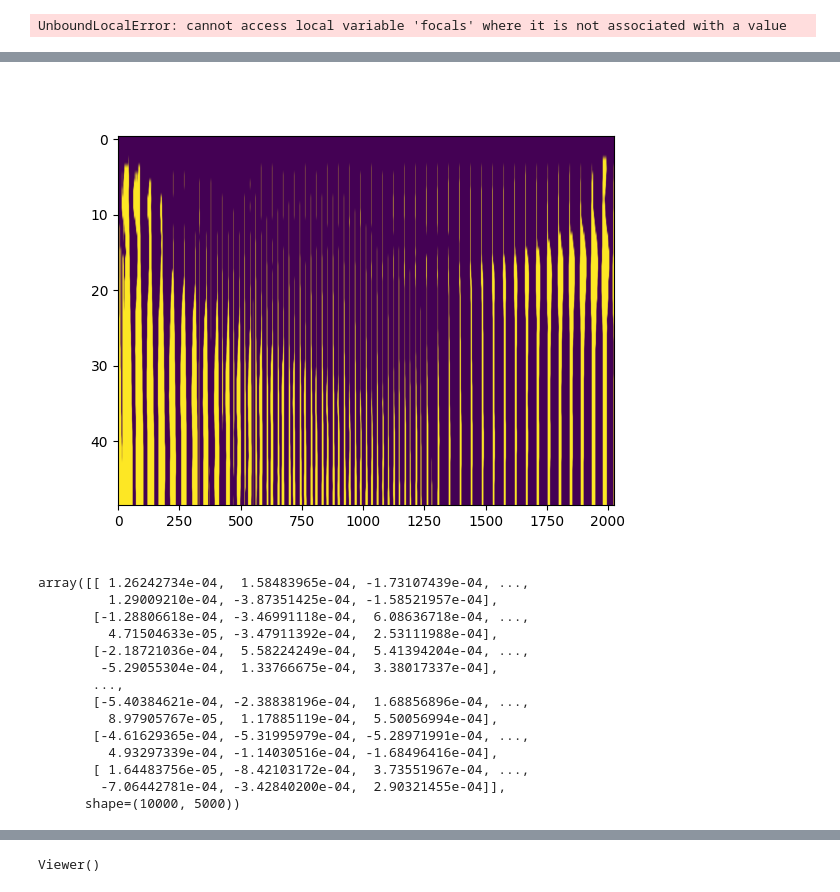
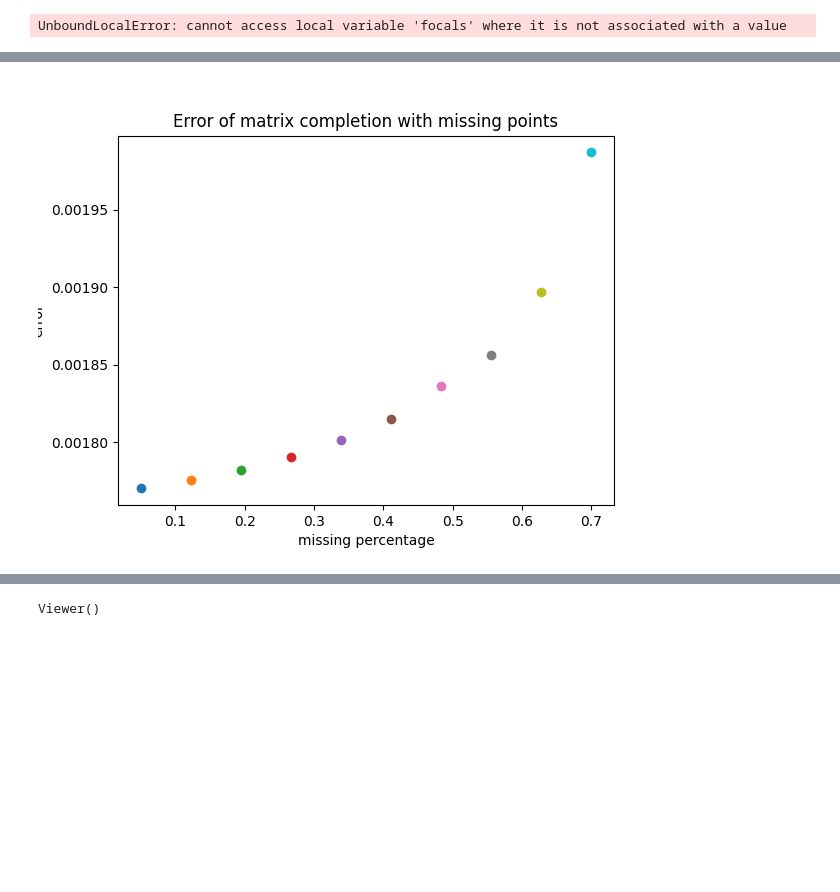
Before and after one commit to manel-ferreira-01/mast3r, a Jupyter notebook: demo.ipynb, the cells around one changed output, grey strips where cells are left out. Saved outputs shown, nothing was run; the diff lists cells and outputs as text; code cells hidden in the pictures; blank space fills up the shorter version.

```diff
--- a/demo.ipynb
+++ b/demo.ipynb
@@ -448,6 +443,7 @@ plt.show()
 # %%
 from tqdm import tqdm
 
+# fill the observation matrix with features that dissapeared from the scene in cotracker
 
 obs_mat.shape
 pred_visibility.shape
@@ -462,11 +458,14 @@ for frame in tqdm(range(0, num_frames)): # for each frame
         if pred_visibility[0, frame, track] == True:
             obs_missing[frame, track] = pred_tracks_cpu[0, frame, track, 0]
             obs_missing[frame + num_frames, track] = pred_tracks_cpu[0, frame, track, 1]
+
+
+obs_missing = obs_missing.numpy()
 # %%
 #check percenatage of missing points
-missing = torch.isnan(obs_missing).sum() / (obs_missing.shape[0] * obs_missing.shape[1])
-print("missing", missing.numpy()*100, "%")
+missing = (np.isnan(obs_missing).sum() / (obs_missing.shape[0] * obs_missing.shape[1]))
+print("missing", missing*100, "%")
 
 from auxiliar.mat_compl import alternating_matrix_completion
-M_completed = alternating_matrix_completion(obs_missing.numpy(), verbose=True)
+M_completed = alternating_matrix_completion(obs_missing, verbose=True)[0]
 # %% [output]
@@ -474,26 +473,40 @@ missing 21.013332 %
-# %%
-plt.figure()
-plt.imshow(torch.isnan(obs_missing[:num_frames-1,:]).to(torch.int), aspect="auto")
-plt.show()
-# %% [output]
-[figure, removed]
-# %%
-np.linalg.pinv(np.random.rand(5000,10000))
-# %% [output]
-array([[ 1.26242734e-04,  1.58483965e-04, -1.73107439e-04, ...,
-         1.29009210e-04, -3.87351425e-04, -1.58521957e-04],
-       [-1.28806618e-04, -3.46991118e-04,  6.08636718e-04, ...,
-         4.71504633e-05, -3.47911392e-04,  2.53111988e-04],
-       [-2.18721036e-04,  5.58224249e-04,  5.41394204e-04, ...,
-        -5.29055304e-04,  1.33766675e-04,  3.38017337e-04],
-       ...,
-       [-5.40384621e-04, -2.38838196e-04,  1.68856896e-04, ...,
-         8.97905767e-05,  1.17885119e-04,  5.50056994e-04],
-       [-4.61629365e-04, -5.31995979e-04, -5.28971991e-04, ...,
-         4.93297339e-04, -1.14030516e-04, -1.68496416e-04],
-       [ 1.64483756e-05, -8.42103172e-04,  3.73551967e-04, ...,
-        -7.06442781e-04, -3.42840200e-04,  2.90321455e-04]],
-      shape=(10000, 5000))
+# %%
+# from the non missing matrix, delete randomly 10% of the points
+
+def delete_random_points(mat, percentage):
+    rows, cols = mat.shape
+    total_entries = rows * cols
+    num_nan = int(total_entries * percentage)
+
+    # Choose random indices
+    flat_indices = np.random.choice(total_entries, size=num_nan, replace=False)
+    row_indices, col_indices = np.unravel_index(flat_indices, (rows, cols))
+
+    # Set the selected entries to NaN
+    mat[row_indices, col_indices] = np.nan
+
+    return mat
+
+#change percentage of points to nan
+plt.figure()
+for missing in np.linspace(0.05, 0.7, 10):
+
+    obs_nan = delete_random_points(obs_mat.copy(), missing)
+    M_completed, error_mask = alternating_matrix_completion(obs_nan, max_iters=100)
+
+    #calculate error with full matrix
+    error = np.linalg.norm(obs_mat - M_completed, ord='fro') / (obs_mat.shape[0] * obs_mat.shape[1])
+
+
+    #plt.plot(error_mask, label=f"missing {missing:.2f}")
+    plt.scatter(missing, error)
+
+plt.xlabel("missing percentage")
+plt.ylabel("error")
+plt.title("Error of matrix completion with missing points")
+plt.show()
+# %% [output]
+[figure, added]
 # %%
 %matplotlib widget
 plt.figure()
```
Also changed, not shown: parts of 5 cells of this notebook, 1 other file.
